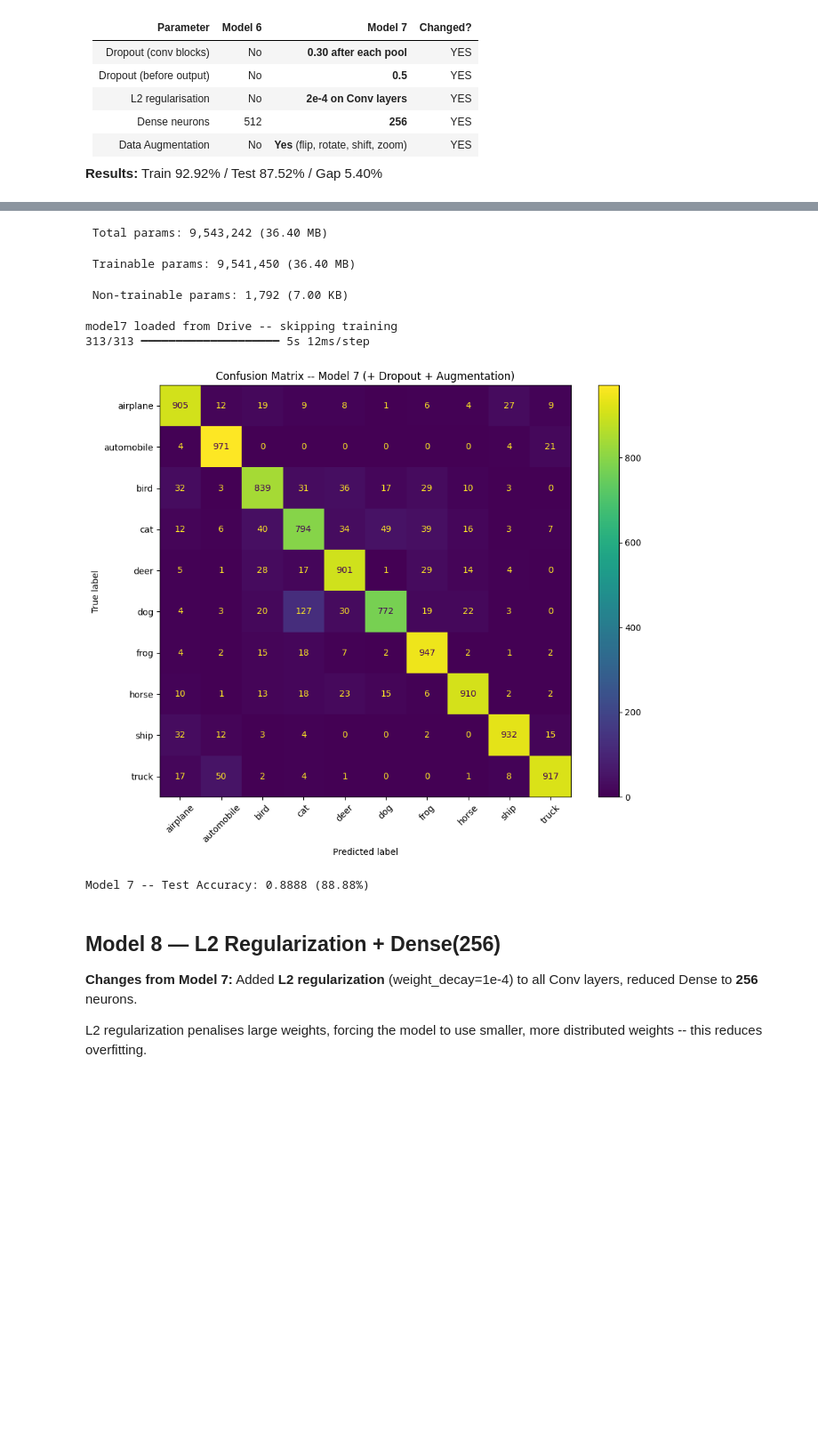
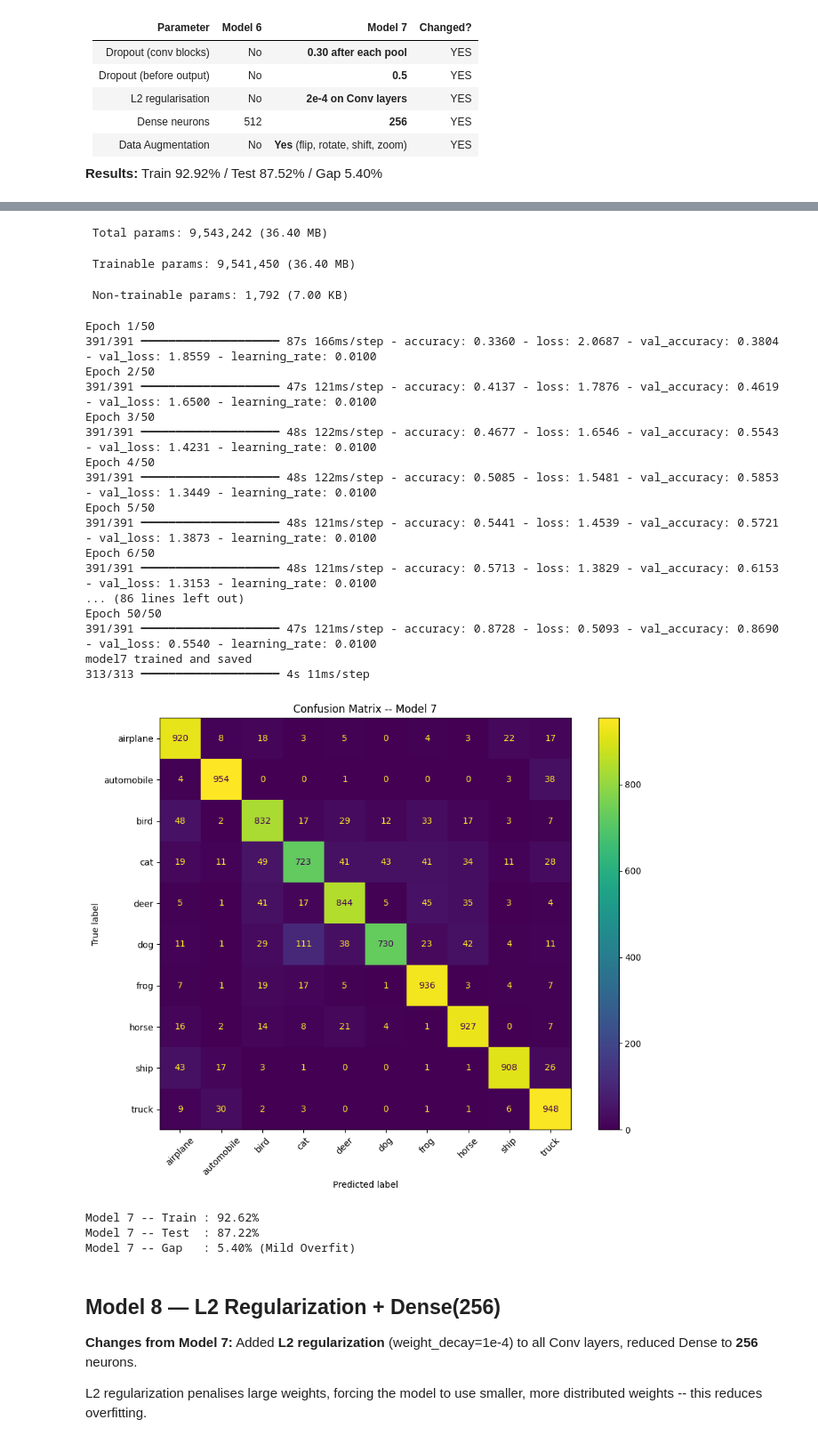
Before and after one commit to sabeurzarai/Project-CNN-Group-2, a Jupyter notebook: main.ipynb, the cells around one changed output, grey strips where cells are left out. Shown at 89% size. Saved outputs shown, nothing was run; the diff lists cells and outputs as text; code cells hidden in the pictures; blank space fills up the shorter version.

```diff
--- a/main.ipynb
+++ b/main.ipynb
@@ -923,7 +974,7 @@ from tensorflow.keras.regularizers import l2
 from tensorflow.keras.callbacks import EarlyStopping, ReduceLROnPlateau
 from tensorflow.keras.preprocessing.image import ImageDataGenerator
 
-# Step 3: Data Augmentation (same as before - proven to work)
+# Data Augmentation -- Step 4: zoom_range added
 datagen = ImageDataGenerator(
     horizontal_flip=True,
     rotation_range=15,
@@ -933,40 +984,31 @@ datagen = ImageDataGenerator(
 )
 datagen.fit(x_train_norm)
 
-# Step 4: Light L2 on Conv layers only (not Dense)
-REG = l2(2e-4)  # Step 2: 1e-4 -> 2e-4
+REG = l2(2e-4)
 
-# Architecture: identical to Model 6 + dropout after each pool
 model7 = Sequential([
     Resizing(64, 64, input_shape=(32, 32, 3)),
-
-    # Block 1
-    Conv2D(64, (3, 3), activation='relu', padding='same', kernel_regularizer=REG),
+    Conv2D(64, (3,3), activation='relu', padding='same', kernel_regularizer=REG),
     BatchNormalization(),
-    Conv2D(64, (3, 3), activation='relu', padding='same', kernel_regularizer=REG),
+    Conv2D(64, (3,3), activation='relu', padding='same', kernel_regularizer=REG),
     BatchNormalization(),
-    MaxPooling2D((2, 2)),
-    Dropout(0.30),   # Step 1: dropout 0.25 -> 0.30 after each pool
-
-    # Block 2
-    Conv2D(128, (3, 3), activation='relu', padding='same', kernel_regularizer=REG),
+    MaxPooling2D((2,2)),
+    Dropout(0.30),
+    Conv2D(128, (3,3), activation='relu', padding='same', kernel_regularizer=REG),
     BatchNormalization(),
-    Conv2D(128, (3, 3), activation='relu', padding='same', kernel_regularizer=REG),
+    Conv2D(128, (3,3), activation='relu', padding='same', kernel_regularizer=REG),
     BatchNormalization(),
-    MaxPooling2D((2, 2)),
+    MaxPooling2D((2,2)),
     Dropout(0.30),
-
-    # Block 3
-    Conv2D(256, (3, 3), activation='relu', padding='same', kernel_regularizer=REG),
+    Conv2D(256, (3,3), activation='relu', padding='same', kernel_regularizer=REG),
     BatchNormalization(),
-    Conv2D(256, (3, 3), activation='relu', padding='same', kernel_regularizer=REG),
+    Conv2D(256, (3,3), activation='relu', padding='same', kernel_regularizer=REG),
     BatchNormalization(),
-    MaxPooling2D((2, 2)),
+    MaxPooling2D((2,2)),
     Dropout(0.30),
-
     Flatten(),
-    Dense(512, activation='relu'),   # keep same as Model 6
-    Dropout(0.5),    # Step 2: dropout before output
+    Dense(512, activation='relu'),
+    Dropout(0.5),
     Dense(10, activation='softmax')
 ])
 
@@ -984,10 +1026,9 @@ else:
         loss='categorical_crossentropy',
         metrics=['accuracy']
     )
-    early_stop   = EarlyStopping(monitor='val_loss', patience=10,
-                                  restore_best_weights=True)
-    lr_scheduler = ReduceLROnPlateau(monitor='val_loss', factor=0.5,
-                                     patience=5, min_lr=1e-5)
+    # Step 5: early stop patience 10 -> 7
+    early_stop   = EarlyStopping(monitor='val_loss', patience=7, restore_best_weights=True)
+    lr_scheduler = ReduceLROnPlateau(monitor='val_loss', factor=0.5, patience=5, min_lr=1e-5)
     history7 = model7.fit(
         datagen.flow(x_train_norm, y_train_cat, batch_size=128),
         epochs=50,
@@ -996,16 +1037,15 @@ else:
         verbose=1
     )
     model7.save(model7_path)
-    print('model7 trained and saved to Drive')
+    print('model7 trained and saved')
 
 # Evaluate
-y_pred7  = np.argmax(model7.predict(x_test_norm), axis=1)
-cm7      = confusion_matrix(y_test.flatten(), y_pred7)
-disp7    = ConfusionMatrixDisplay(confusion_matrix=cm7, display_labels=class_names)
-
+y_pred7 = np.argmax(model7.predict(x_test_norm), axis=1)
+cm7     = confusion_matrix(y_test.flatten(), y_pred7)
+disp7   = ConfusionMatrixDisplay(confusion_matrix=cm7, display_labels=class_names)
 fig, ax = plt.subplots(figsize=(10, 8))
 disp7.plot(ax=ax, xticks_rotation=45, colorbar=True)
-plt.title('Confusion Matrix -- Model 7 (Step 2: L2 2e-4)')
+plt.title('Confusion Matrix -- Model 7')
 plt.tight_layout()
 plt.show()
 
@@ -1034,13 +1074,30 @@ Model: "sequential"
 ├─────────────────────────────────┼────────────────────────┼───────────────┤
 │ dense_1 (Dense)                 │ (None, 10)             │         5,130 │
 └─────────────────────────────────┴────────────────────────┴───────────────┘
  Total params: 9,543,242 (36.40 MB)
  Trainable params: 9,541,450 (36.40 MB)
  Non-trainable params: 1,792 (7.00 KB)
-model7 loaded from Drive -- skipping training
-313/313 ━━━━━━━━━━━━━━━━━━━━ 5s 12ms/step
+Epoch 1/50
+391/391 ━━━━━━━━━━━━━━━━━━━━ 87s 166ms/step - accuracy: 0.3360 - loss: 2.0687 - val_accuracy: 0.3804 - val_loss: 1.8559 - learning_rate: 0.0100
+Epoch 2/50
+391/391 ━━━━━━━━━━━━━━━━━━━━ 47s 121ms/step - accuracy: 0.4137 - loss: 1.7876 - val_accuracy: 0.4619 - val_loss: 1.6500 - learning_rate: 0.0100
+Epoch 3/50
+391/391 ━━━━━━━━━━━━━━━━━━━━ 48s 122ms/step - accuracy: 0.4677 - loss: 1.6546 - val_accuracy: 0.5543 - val_loss: 1.4231 - learning_rate: 0.0100
+Epoch 4/50
+391/391 ━━━━━━━━━━━━━━━━━━━━ 48s 122ms/step - accuracy: 0.5085 - loss: 1.5481 - val_accuracy: 0.5853 - val_loss: 1.3449 - learning_rate: 0.0100
+Epoch 5/50
+391/391 ━━━━━━━━━━━━━━━━━━━━ 48s 121ms/step - accuracy: 0.5441 - loss: 1.4539 - val_accuracy: 0.5721 - val_loss: 1.3873 - learning_rate: 0.0100
+Epoch 6/50
+391/391 ━━━━━━━━━━━━━━━━━━━━ 48s 121ms/step - accuracy: 0.5713 - loss: 1.3829 - val_accuracy: 0.6153 - val_loss: 1.3153 - learning_rate: 0.0100
+... (86 lines left out)
+Epoch 50/50
+391/391 ━━━━━━━━━━━━━━━━━━━━ 47s 121ms/step - accuracy: 0.8728 - loss: 0.5093 - val_accuracy: 0.8690 - val_loss: 0.5540 - learning_rate: 0.0100
+model7 trained and saved
+313/313 ━━━━━━━━━━━━━━━━━━━━ 4s 11ms/step
-[figure, old version]
+[figure, new version]
-Model 7 -- Test Accuracy: 0.8888 (88.88%)
+Model 7 -- Train : 92.62%
+Model 7 -- Test  : 87.22%
+Model 7 -- Gap   : 5.40% (Mild Overfit)
 # %% [markdown]
 ## Model 8 — L2 Regularization + Dense(256)
 
```
Also changed, not shown: parts of 26 cells of this notebook.
